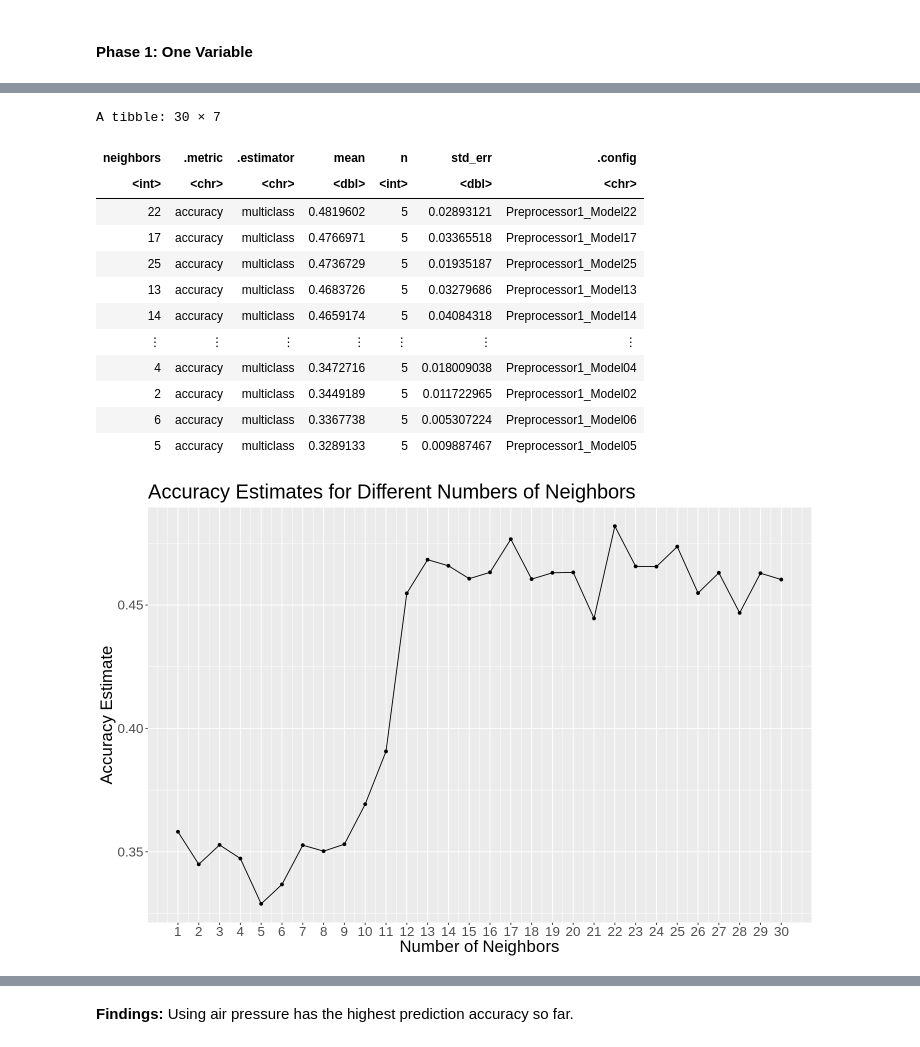
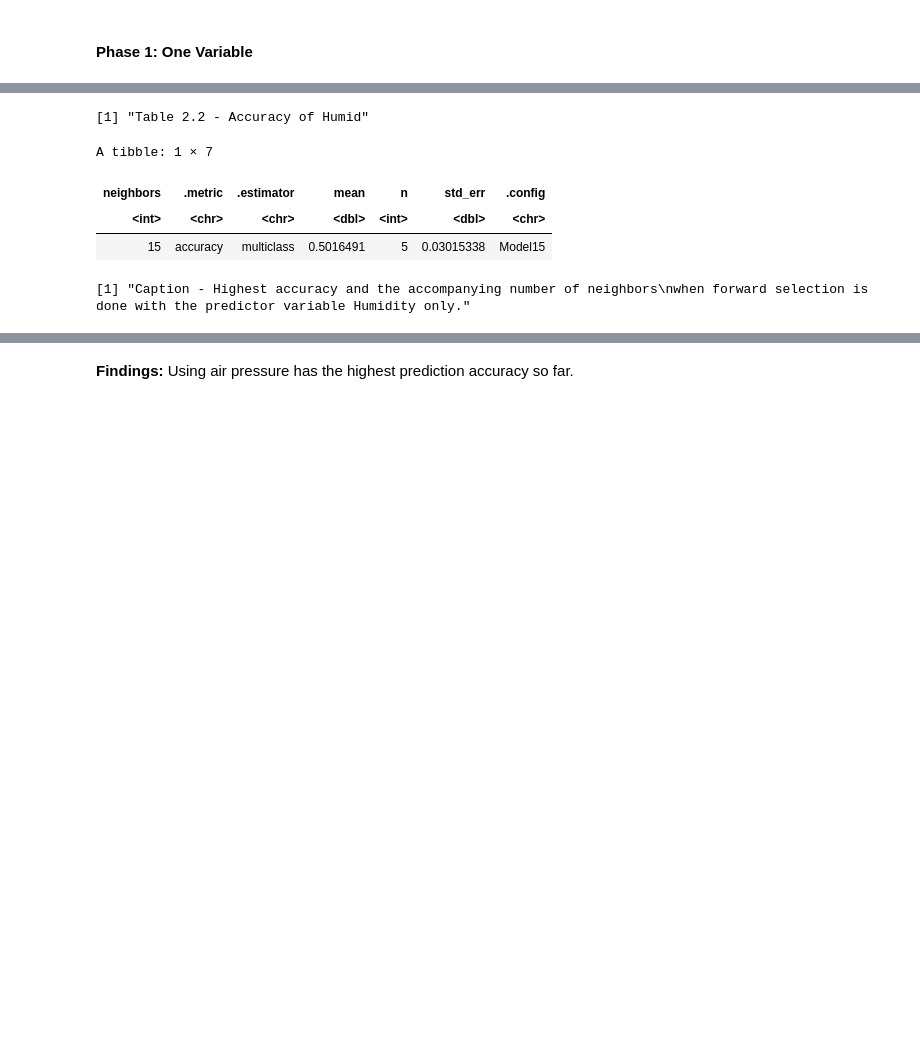
Before and after one commit to hyunseokjg/DSCI100-Group15-Project, a Jupyter notebook: Final_Report.ipynb, the cells around one changed output, grey strips where cells are left out. Cells and saved outputs as stored; diff of their text form; code cells hidden in the pictures; blank space fills up the shorter version.

```diff
--- a/Final_Report.ipynb
+++ b/Final_Report.ipynb
@@ -269,37 +303,33 @@ A tibble: 30 × 7
 # %%
 set.seed(2022)
 
 # Model 2.1 - Humidity
 humid_recipe <- recipe(Weather ~ Humid, data = upsampled_weather) %>%
     step_center(all_predictors()) %>%
     step_scale(all_predictors())
 
 humid_fit <- workflow() %>%
     add_recipe(humid_recipe) %>%
     add_model(weather_knn) %>%
     tune_grid(resamples = weather_vfold, grid = k_grid) %>%
     collect_metrics()
 
 humid_accuracy <- humid_fit %>%
     filter(.metric == "accuracy") %>%
     arrange(-mean) %>%
     slice(1)
+
+paste("Table 2.2 - Accuracy of Humid")
 humid_accuracy
+paste("Caption - Highest accuracy and the accompanying number of neighbors
+when forward selection is done with the predictor variable Humidity only.")
 # %% [output]
-A tibble: 30 × 7
+[1] "Table 2.2 - Accuracy of Humid"
+A tibble: 1 × 7
 | neighbors | .metric | .estimator | mean | n | std_err | .config |
 | <int> | <chr> | <chr> | <dbl> | <int> | <dbl> | <chr> |
-| 22 | accuracy | multiclass | 0.4819602 | 5 | 0.02893121 | Preprocessor1_Model22 |
-| 17 | accuracy | multiclass | 0.4766971 | 5 | 0.03365518 | Preprocessor1_Model17 |
-| 25 | accuracy | multiclass | 0.4736729 | 5 | 0.01935187 | Preprocessor1_Model25 |
-| 13 | accuracy | multiclass | 0.4683726 | 5 | 0.03279686 | Preprocessor1_Model13 |
-| 14 | accuracy | multiclass | 0.4659174 | 5 | 0.04084318 | Preprocessor1_Model14 |
-| ⋮ | ⋮ | ⋮ | ⋮ | ⋮ | ⋮ | ⋮ |
-| 4 | accuracy | multiclass | 0.3472716 | 5 | 0.018009038 | Preprocessor1_Model04 |
-| 2 | accuracy | multiclass | 0.3449189 | 5 | 0.011722965 | Preprocessor1_Model02 |
-| 6 | accuracy | multiclass | 0.3367738 | 5 | 0.005307224 | Preprocessor1_Model06 |
-| 5 | accuracy | multiclass | 0.3289133 | 5 | 0.009887467 | Preprocessor1_Model05 |
+| 15 | accuracy | multiclass | 0.5016491 | 5 | 0.03015338 | Model15 |
-[figure, removed]
+[1] "Caption - Highest accuracy and the accompanying number of neighbors\nwhen forward selection is done with the predictor variable Humidity only."
 # %%
 set.seed(2022)
 
```
Also changed, not shown: parts of 29 cells of this notebook.
